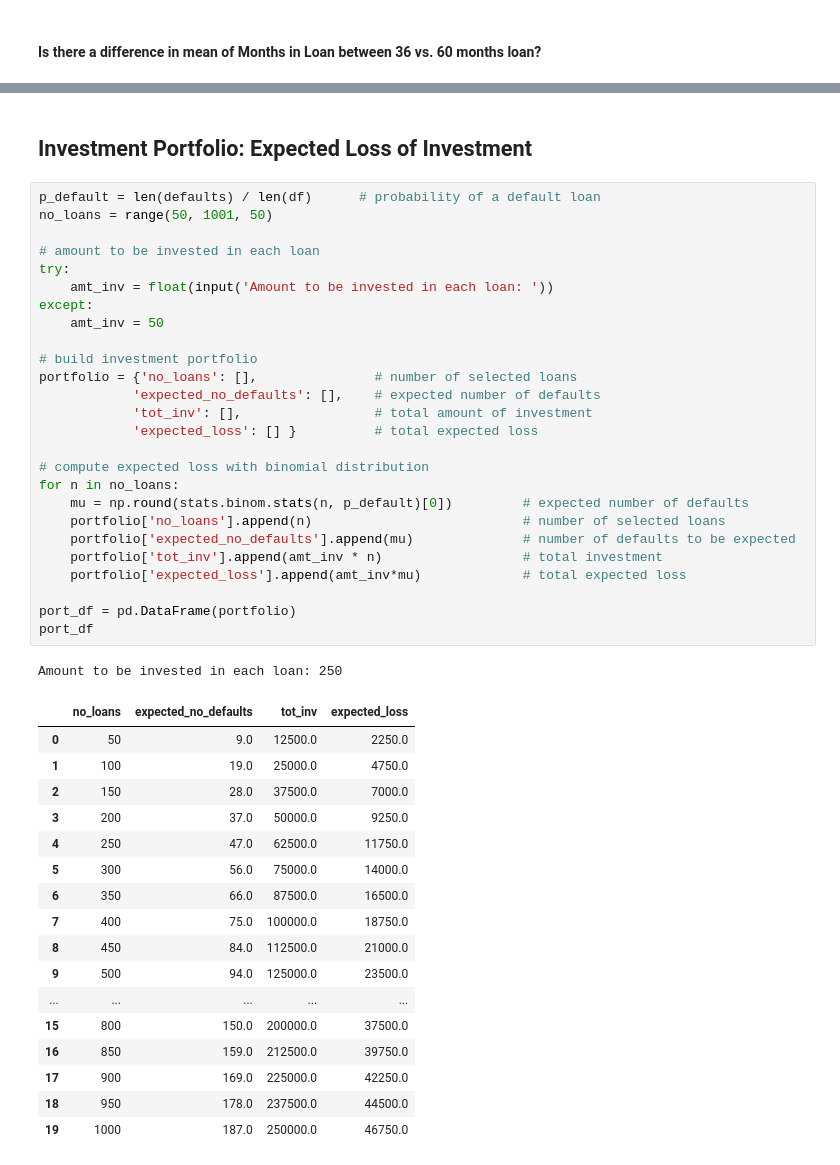
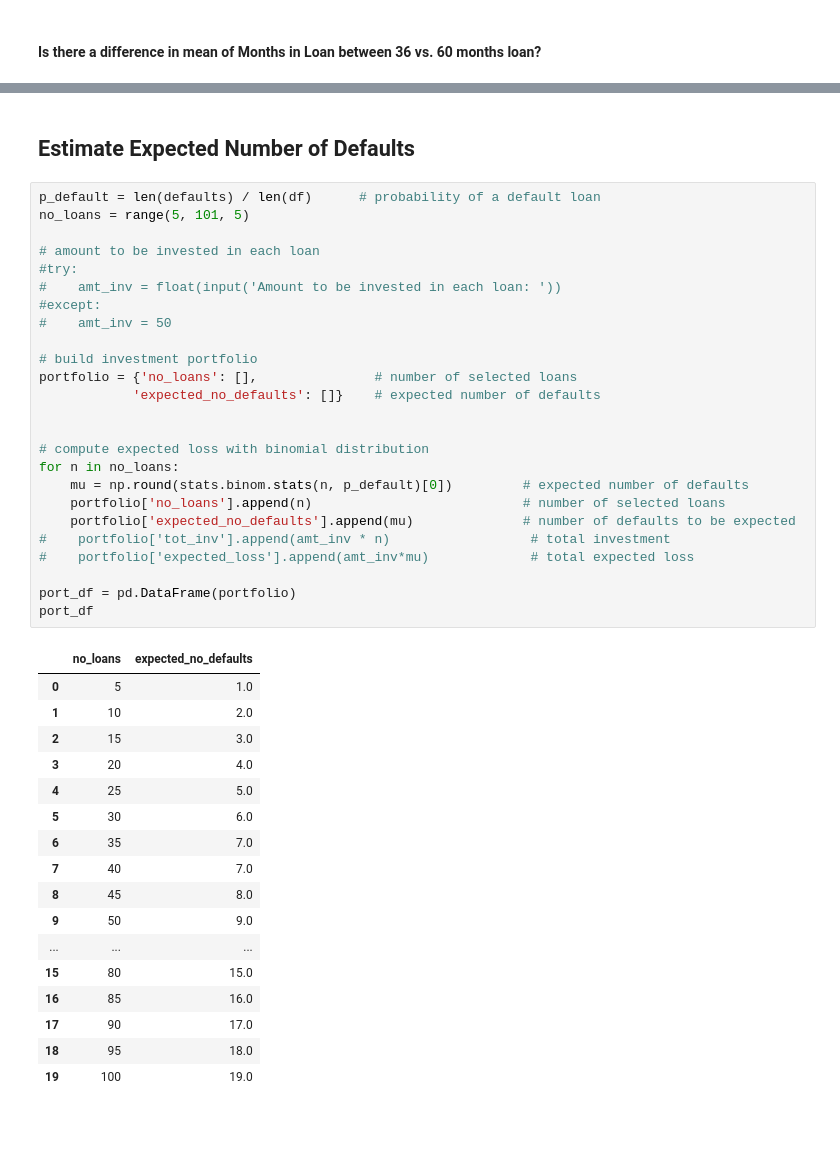
Before and after one commit to nphan20181/Loan-Default-Prediction, a Jupyter notebook: lc_inferential_stats.ipynb, the cells around one changed output, grey strips where cells are left out. Saved outputs shown, nothing was run; the diff lists cells and outputs as text; blank space fills up the shorter version.

```diff
--- a/lc_inferential_stats.ipynb
+++ b/lc_inferential_stats.ipynb
@@ -185,47 +185,45 @@ t_test, p_value
 # %% [markdown]
-## Investment Portfolio: Expected Loss of Investment
+## Estimate Expected Number of Defaults
 # %%
 p_default = len(defaults) / len(df)      # probability of a default loan
-no_loans = range(50, 1001, 50)
+no_loans = range(5, 101, 5)
 
 # amount to be invested in each loan
-try:
-    amt_inv = float(input('Amount to be invested in each loan: '))
-except:
-    amt_inv = 50
+#try:
+#    amt_inv = float(input('Amount to be invested in each loan: '))
+#except:
+#    amt_inv = 50
 
 # build investment portfolio
 portfolio = {'no_loans': [],               # number of selected loans
-            'expected_no_defaults': [],    # expected number of defaults
-            'tot_inv': [],                 # total amount of investment
-            'expected_loss': [] }          # total expected loss
+            'expected_no_defaults': []}    # expected number of defaults
+
 
 # compute expected loss with binomial distribution
 for n in no_loans:
     mu = np.round(stats.binom.stats(n, p_default)[0])         # expected number of defaults
     portfolio['no_loans'].append(n)                           # number of selected loans
     portfolio['expected_no_defaults'].append(mu)              # number of defaults to be expected
-    portfolio['tot_inv'].append(amt_inv * n)                  # total investment
-    portfolio['expected_loss'].append(amt_inv*mu)             # total expected loss
+#    portfolio['tot_inv'].append(amt_inv * n)                  # total investment
+#    portfolio['expected_loss'].append(amt_inv*mu)             # total expected loss
 
 port_df = pd.DataFrame(portfolio)
 port_df
 # %% [output]
-Amount to be invested in each loan: 250
-|  | no_loans | expected_no_defaults | tot_inv | expected_loss |
-| 0 | 50 | 9.0 | 12500.0 | 2250.0 |
-| 1 | 100 | 19.0 | 25000.0 | 4750.0 |
-| 2 | 150 | 28.0 | 37500.0 | 7000.0 |
-| 3 | 200 | 37.0 | 50000.0 | 9250.0 |
-| 4 | 250 | 47.0 | 62500.0 | 11750.0 |
-| 5 | 300 | 56.0 | 75000.0 | 14000.0 |
-| 6 | 350 | 66.0 | 87500.0 | 16500.0 |
-| 7 | 400 | 75.0 | 100000.0 | 18750.0 |
-| 8 | 450 | 84.0 | 112500.0 | 21000.0 |
-| 9 | 500 | 94.0 | 125000.0 | 23500.0 |
-| ... | ... | ... | ... | ... |
-| 15 | 800 | 150.0 | 200000.0 | 37500.0 |
-| 16 | 850 | 159.0 | 212500.0 | 39750.0 |
-| 17 | 900 | 169.0 | 225000.0 | 42250.0 |
-| 18 | 950 | 178.0 | 237500.0 | 44500.0 |
-| 19 | 1000 | 187.0 | 250000.0 | 46750.0 |
+|  | no_loans | expected_no_defaults |
+| 0 | 5 | 1.0 |
+| 1 | 10 | 2.0 |
+| 2 | 15 | 3.0 |
+| 3 | 20 | 4.0 |
+| 4 | 25 | 5.0 |
+| 5 | 30 | 6.0 |
+| 6 | 35 | 7.0 |
+| 7 | 40 | 7.0 |
+| 8 | 45 | 8.0 |
+| 9 | 50 | 9.0 |
+| ... | ... | ... |
+| 15 | 80 | 15.0 |
+| 16 | 85 | 16.0 |
+| 17 | 90 | 17.0 |
+| 18 | 95 | 18.0 |
+| 19 | 100 | 19.0 |
```
Also changed, not shown: parts of 2 cells of this notebook, 1 other file.
